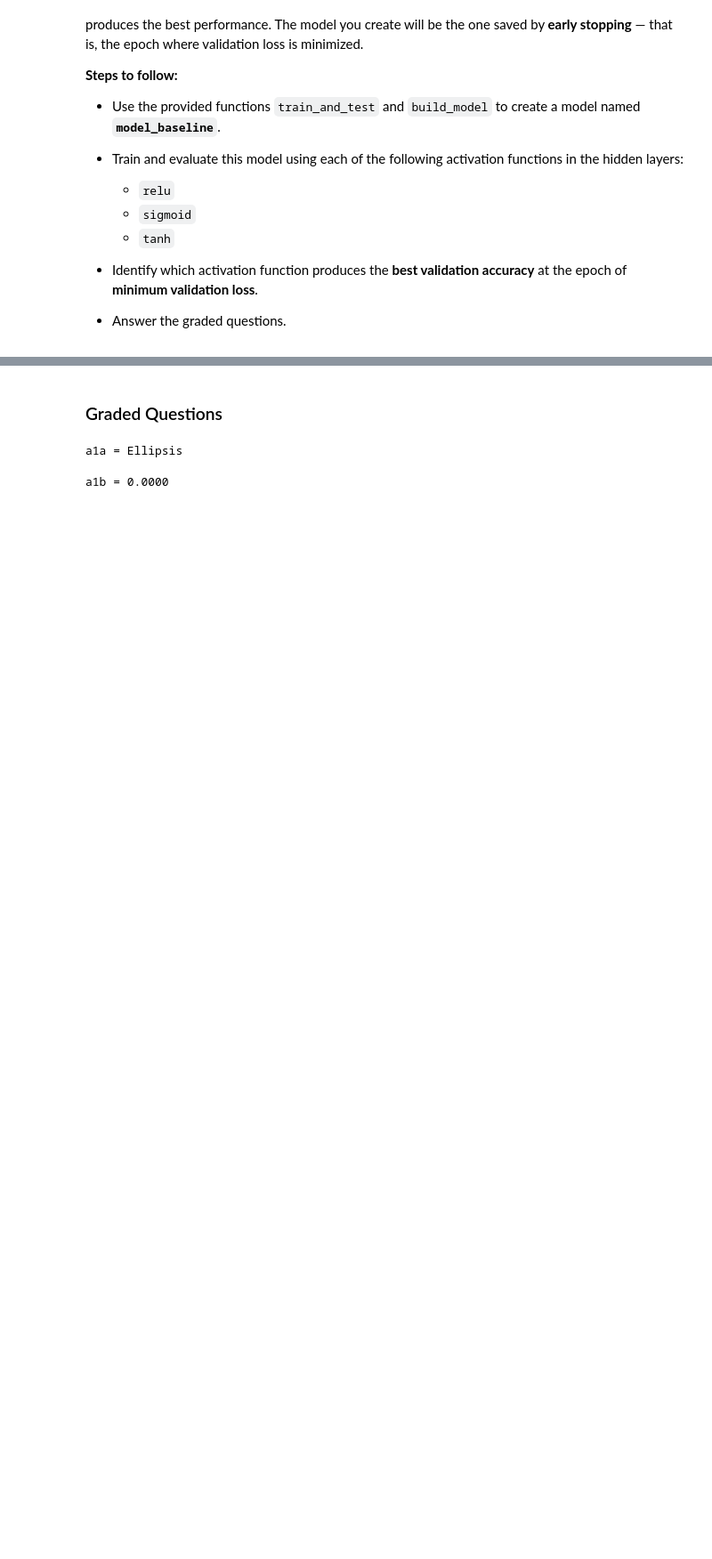
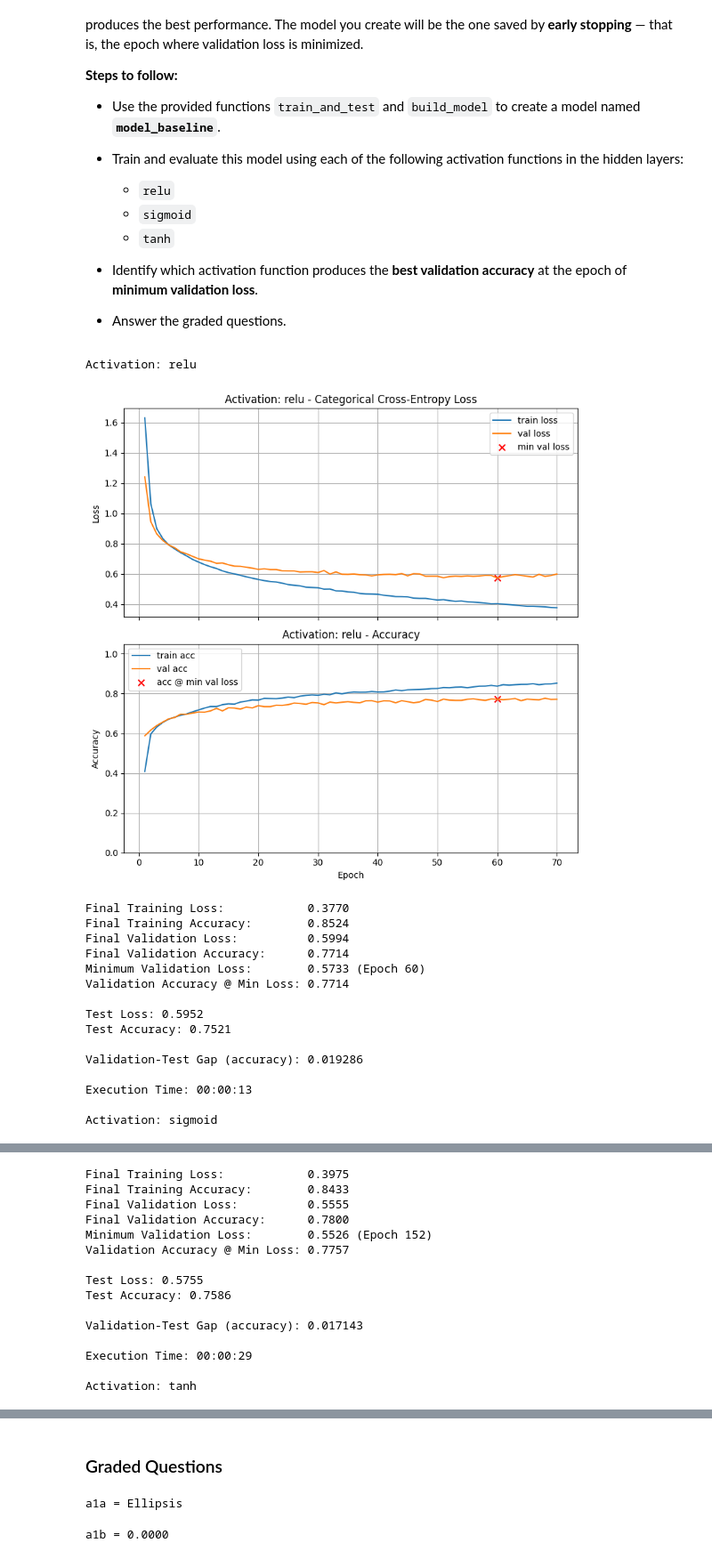
Before and after one commit to ses1002/703MLhomework3, a Jupyter notebook: Homework_03.ipynb, the cells around one changed output, grey strips where cells are left out. Shown at 89% size. Drawn from its saved outputs; the diff is of its cells as text; code cells hidden in the pictures; blank space fills up the shorter version.

```diff
--- a/Homework_03.ipynb
+++ b/Homework_03.ipynb
@@ -400,3 +426,28 @@ In this problem, you will train the **baseline neural network** and investigate
 * Answer the graded questions.
 # %%
 # Your code here. Add as many cells as you need.
+for i, act in enumerate(['relu', 'sigmoid', 'tanh']):
+    model_baseline = build_model(
+        X_train.shape[1],
+        [ (64, act, 0.0, 0.0), (32, act, 0.0, 0.0) ],
+        n_classes
+    )
+    train_and_test(model_baseline, title=f"Activation: {act}")
+# %% [output]
+Activation: relu
+[figure, added]
+Final Training Loss:            0.3770
+Final Training Accuracy:        0.8524
+Final Validation Loss:          0.5994
+Final Validation Accuracy:      0.7714
+Minimum Validation Loss:        0.5733 (Epoch 60)
+Validation Accuracy @ Min Loss: 0.7714
+
+Test Loss: 0.5952
+Test Accuracy: 0.7521
+
+Validation-Test Gap (accuracy): 0.019286
+
+Execution Time: 00:00:13
+
+Activation: sigmoid
@@ -402,0 +455,15 @@ In this problem, you will train the **baseline neural network** and investigate
+Final Training Loss:            0.3975
+Final Training Accuracy:        0.8433
+Final Validation Loss:          0.5555
+Final Validation Accuracy:      0.7800
+Minimum Validation Loss:        0.5526 (Epoch 152)
+Validation Accuracy @ Min Loss: 0.7757
+
+Test Loss: 0.5755
+Test Accuracy: 0.7586
+
+Validation-Test Gap (accuracy): 0.017143
+
+Execution Time: 00:00:29
+
+Activation: tanh
```
Also changed, not shown: parts of 15 cells of this notebook.
